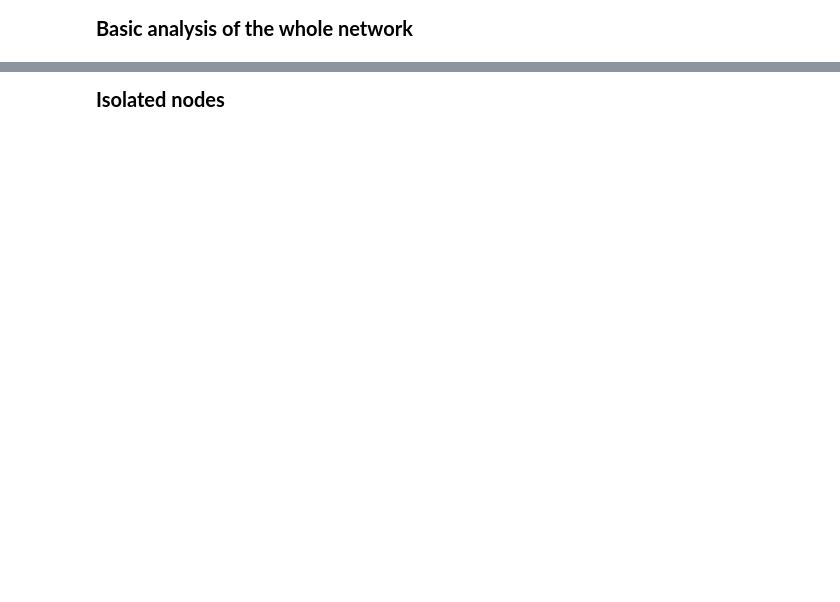
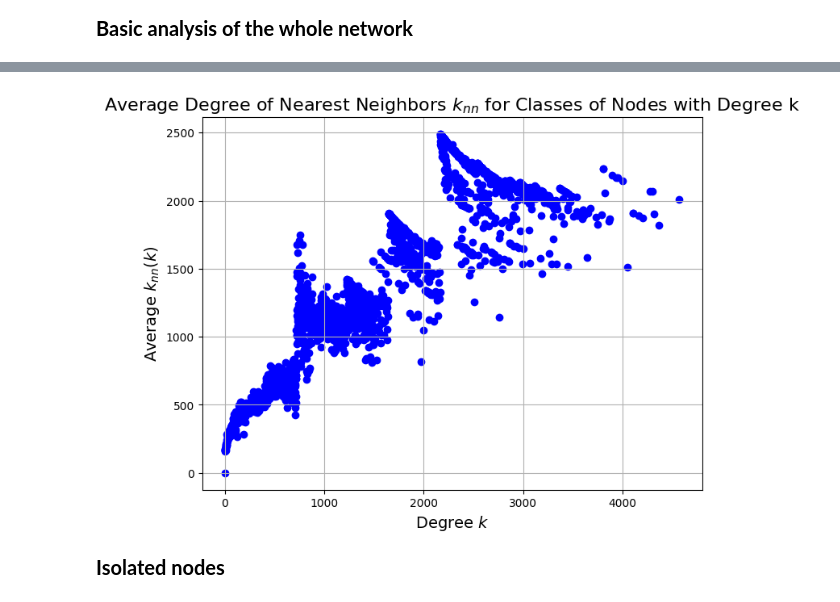
Before and after one commit to Haven397/MSc-project, a Jupyter notebook: code.ipynb, the cells around one changed output, grey strips where cells are left out. Saved outputs shown, nothing was run; the diff lists cells and outputs as text; code cells hidden in the pictures; blank space fills up the shorter version.

```diff
--- a/code.ipynb
+++ b/code.ipynb
@@ -216,6 +290,7 @@ plt.show()
 node_attri = {}
 for index, node in enumerate(G.nodes()):
     node_attri[node] = {}
+    node_attri[node]['name'] = data[index]['name']
     node_attri[node]['categories'] = data[index]['category_groups']
     node_attri[node]['success'] = data[index]['startup']
 nx.set_node_attributes(G, node_attri)
@@ -227,3 +334,39 @@ analysis
+# %%
+degree_dict = dict(G.degree(weight='weight'))
+
+# 计算每个节点的平均最近邻居度数
+knn = {}
+for node in G.nodes():
+    neighbors = list(G.neighbors(node))
+    if len(neighbors) > 0:
+        knn[node] = sum(degree_dict[neighbor] for neighbor in neighbors) / len(neighbors)
+    else:
+        knn[node] = 0  # 没有邻居的节点
+
+# 按度数分类并计算平均 knn
+degree_knn = {}
+for node, k_neigh in knn.items():
+    degree = G.degree(node)
+    if degree not in degree_knn:
+        degree_knn[degree] = []
+    degree_knn[degree].append(k_neigh)
+
+average_knn = {k: sum(v) / len(v) for k, v in degree_knn.items()}
+
+# 绘制 knn 的散点图
+degrees = list(average_knn.keys())
+avg_knn_values = list(average_knn.values())
+
+plt.figure(figsize=(8, 6))
+plt.scatter(degrees, avg_knn_values, color='blue')
+plt.title("Average Degree of Nearest Neighbors $k_{nn}$ for Classes of Nodes with Degree k", fontsize=16)
+plt.xlabel("Degree $k$", fontsize=14)
+plt.ylabel("Average $k_{nn}(k)$", fontsize=14)
+plt.grid(True)
+plt.show()
+plt.show()
+# %% [output]
+[figure, added]
 # %% [markdown]
 <span style="font-weight:bold; font-size:20px;">Isolated nodes</span>
 # %%
```
Also changed, not shown: parts of 36 cells of this notebook, 3 other files.
